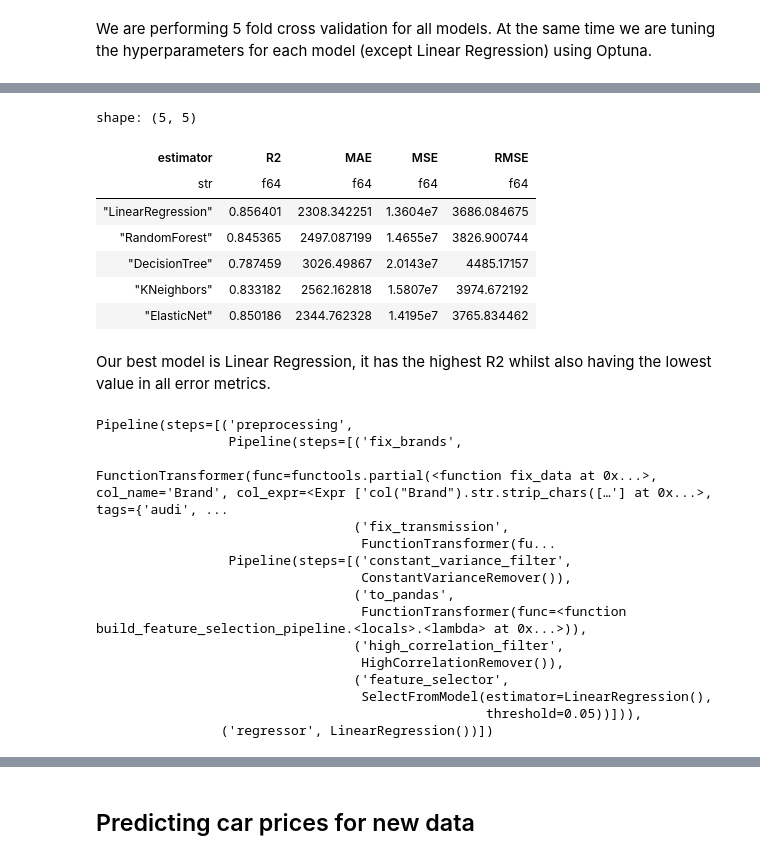
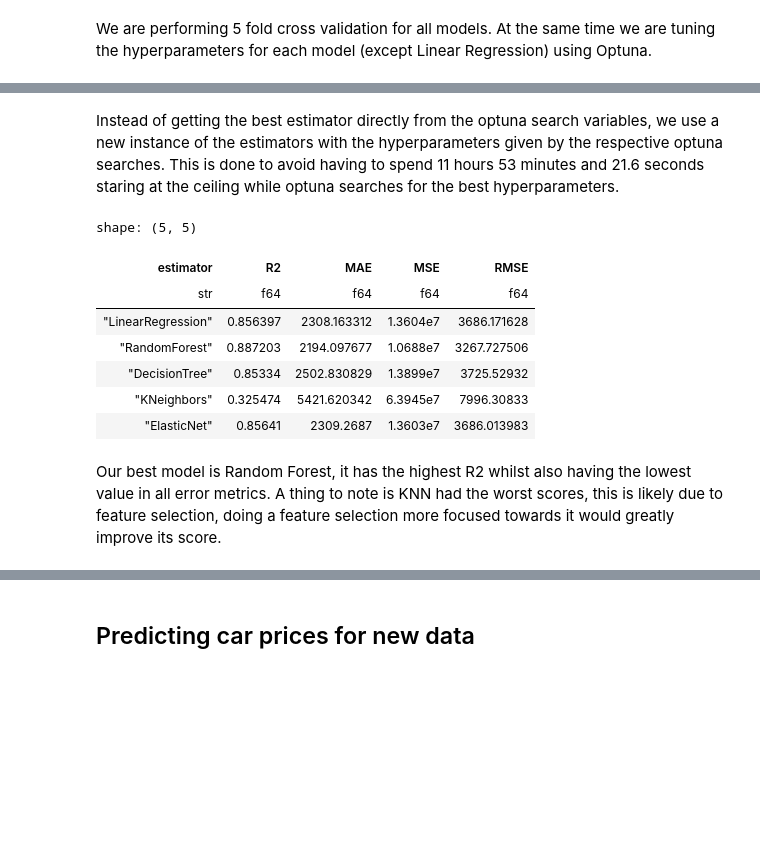
Before and after one commit to lCarvas/mlproj-masters, a Jupyter notebook: src/main.ipynb, the cells around one changed output, grey strips where cells are left out. Saved outputs shown, nothing was run; the diff lists cells and outputs as text; code cells hidden in the pictures; blank space fills up the shorter version.

Commit message:
feat: finalize main code

```diff
--- a/src/main.ipynb
+++ b/src/main.ipynb
@@ -390,27 +391,11 @@ Our feature selection goes as follows:
 # %%
-fs_pipeline_lr: Pipeline = build_feature_selection_pipeline(
-    threshold=0.8,
-    estimator=LinearRegression(),
+fs_pipeline: Pipeline = build_feature_selection_pipeline(
+    corr_threshold=0.8,
+    estimator=RandomForestRegressor(
+        max_depth=10, n_estimators=300, max_features="sqrt", n_jobs=-1
+    ),
+    importance_threshold=1e-6,
 )
-# Random Forest is used on purpose as KNeighborsRegressor does not work with SelectFromModel
-fs_pipeline_knn: Pipeline = build_feature_selection_pipeline(
-    threshold=0.8,
-    estimator=RandomForestRegressor(max_depth=10, n_estimators=100),
-)
-fs_pipeline_dt: Pipeline = build_feature_selection_pipeline(
-    threshold=0.8,
-    estimator=DecisionTreeRegressor(max_depth=10),
-)
-fs_pipeline_rf: Pipeline = build_feature_selection_pipeline(
-    threshold=0.8,
-    estimator=RandomForestRegressor(max_depth=10, n_estimators=100),
-)
-fs_pipeline_en: Pipeline = build_feature_selection_pipeline(
-    threshold=0.8,
-    estimator=ElasticNet(
-        random_state=42,
-    ),
-)
 # %% [markdown]
 ## Model
 # %% [markdown]
@@ -431,7 +416,7 @@ Optuna.
 lr_pipeline = Pipeline(
     steps=[
         ("preprocessing", preproc_pipeline),
-        ("feature_selection", fs_pipeline_lr),
+        ("feature_selection", fs_pipeline),
         ("regressor", LinearRegression()),
     ]
 )
@@ -691,2 +754,8 @@ pl.DataFrame(
+# %% [markdown]
+Instead of getting the best estimator directly from the optuna search variables,
+we use a new instance of the estimators with the hyperparameters given by the
+respective optuna searches. This is done to avoid having to spend 11 hours 53
+minutes and 21.6 seconds staring at the ceiling while optuna searches for the
+best hyperparameters.
 # %%
 cross_val_rf = cross_validate(
@@ -754,61 +893,44 @@ scores = pl.DataFrame(
             cross_val_lr["test_r2"].mean(),
             cross_val_rf["test_r2"].mean(),
             cross_val_dt["test_r2"].mean(),
             cross_val_knn["test_r2"].mean(),
             cross_val_en["test_r2"].mean(),
         ),
         "MAE": (
             -cross_val_lr["test_neg_mean_absolute_error"].mean(),
             -cross_val_rf["test_neg_mean_absolute_error"].mean(),
             -cross_val_dt["test_neg_mean_absolute_error"].mean(),
             -cross_val_knn["test_neg_mean_absolute_error"].mean(),
             -cross_val_en["test_neg_mean_absolute_error"].mean(),
         ),
         "MSE": (
             -cross_val_lr["test_neg_mean_squared_error"].mean(),
             -cross_val_rf["test_neg_mean_squared_error"].mean(),
             -cross_val_dt["test_neg_mean_squared_error"].mean(),
             -cross_val_knn["test_neg_mean_squared_error"].mean(),
             -cross_val_en["test_neg_mean_squared_error"].mean(),
         ),
         "RMSE": (
             -cross_val_lr["test_neg_root_mean_squared_error"].mean(),
-            -optuna_search_rf.best_score_,
-            -optuna_search_dt.best_score_,
-            -optuna_search_knn.best_score_,
-            -optuna_search_en.best_score_,
+            -cross_val_rf["test_neg_root_mean_squared_error"].mean(),
+            -cross_val_dt["test_neg_root_mean_squared_error"].mean(),
+            -cross_val_knn["test_neg_root_mean_squared_error"].mean(),
+            -cross_val_en["test_neg_root_mean_squared_error"].mean(),
         ),
     }
 )
 scores
 # %% [output]
 shape: (5, 5)
 | estimator | R2 | MAE | MSE | RMSE |
 | str | f64 | f64 | f64 | f64 |
-| "LinearRegression" | 0.856401 | 2308.342251 | 1.3604e7 | 3686.084675 |
-| "RandomForest" | 0.845365 | 2497.087199 | 1.4655e7 | 3826.900744 |
-| "DecisionTree" | 0.787459 | 3026.49867 | 2.0143e7 | 4485.17157 |
-| "KNeighbors" | 0.833182 | 2562.162818 | 1.5807e7 | 3974.672192 |
-| "ElasticNet" | 0.850186 | 2344.762328 | 1.4195e7 | 3765.834462 |
+| "LinearRegression" | 0.856397 | 2308.163312 | 1.3604e7 | 3686.171628 |
+| "RandomForest" | 0.887203 | 2194.097677 | 1.0688e7 | 3267.727506 |
+| "DecisionTree" | 0.85334 | 2502.830829 | 1.3899e7 | 3725.52932 |
+| "KNeighbors" | 0.325474 | 5421.620342 | 6.3945e7 | 7996.30833 |
+| "ElasticNet" | 0.85641 | 2309.2687 | 1.3603e7 | 3686.013983 |
 # %% [markdown]
-Our best model is Linear Regression, it has the highest R2 whilst also having
-the lowest value in all error metrics.
+Our best model is Random Forest, it has the highest R2 whilst also having the
+lowest value in all error metrics. A thing to note is KNN had the worst scores,
+this is likely due to feature selection, doing a feature selection more focused
+towards it would greatly improve its score.
-# %%
-final_model: Pipeline = lr_pipeline
-final_model.fit(cast("DataFrame", x_train), cast("Series", y_train))
-# %% [output]
-Pipeline(steps=[('preprocessing',
-                 Pipeline(steps=[('fix_brands',
-                                  FunctionTransformer(func=functools.partial(<function fix_data at 0x...>, col_name='Brand', col_expr=<Expr ['col("Brand").str.strip_chars([…'] at 0x...>, tags={'audi', ...
-                                 ('fix_transmission',
-                                  FunctionTransformer(fu...
-                 Pipeline(steps=[('constant_variance_filter',
-                                  ConstantVarianceRemover()),
-                                 ('to_pandas',
-                                  FunctionTransformer(func=<function build_feature_selection_pipeline.<locals>.<lambda> at 0x...>)),
-                                 ('high_correlation_filter',
-                                  HighCorrelationRemover()),
-                                 ('feature_selector',
-                                  SelectFromModel(estimator=LinearRegression(),
-                                                  threshold=0.05))])),
-                ('regressor', LinearRegression())])
```
Also changed, not shown: parts of 24 cells of this notebook.
